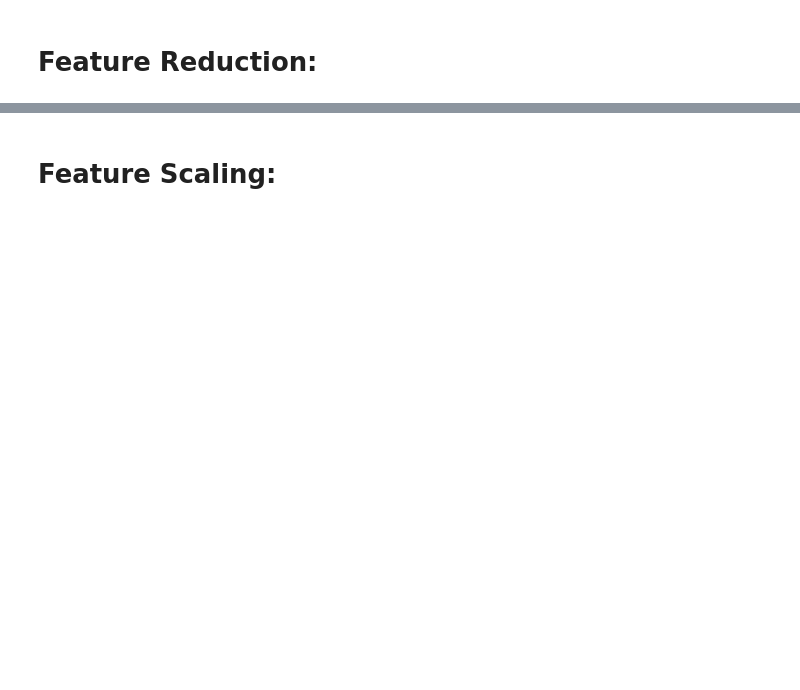
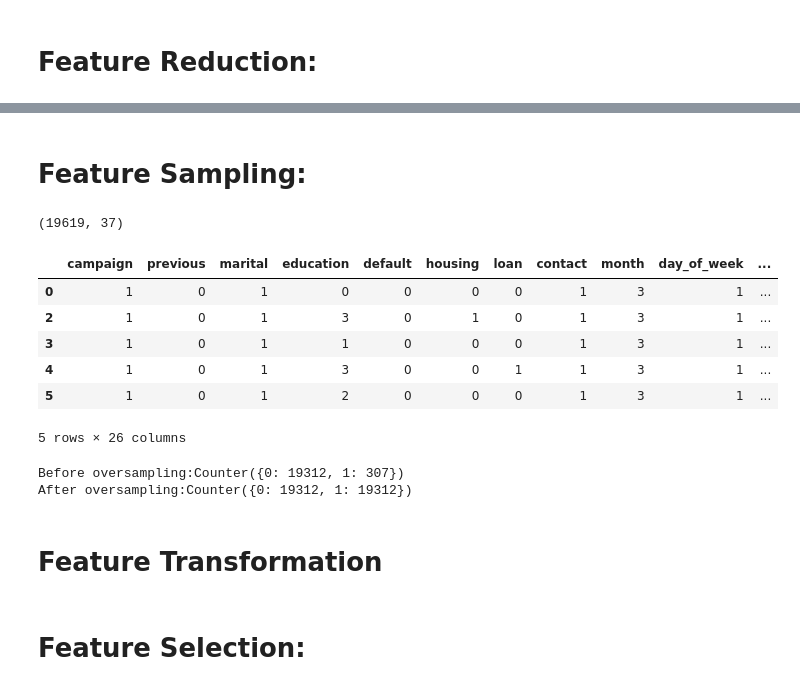
Before and after one commit to batuhanozzer/bankMarketing, a Jupyter notebook: bankMarketingUpdated.ipynb, the cells around one changed output, grey strips where cells are left out. Drawn from its saved outputs; the diff is of its cells as text; code cells hidden in the pictures; blank space fills up the shorter version.

```diff
--- a/bankMarketingUpdated.ipynb
+++ b/bankMarketingUpdated.ipynb
@@ -323,0 +388,33 @@ correlation_heatmap(dataset_copy,numerical_columns)
+# %% [markdown]
+# Feature Sampling:
+# %%
+dataset_copy.shape
+# %% [output]
+(19619, 37)
+# %%
+X = dataset_selected.drop(['y'], axis=1)
+y = dataset_selected['y']
+# %%
+X.head()
+# %% [output]
+|  | campaign | previous | marital | education | default | housing | loan | contact | month | day_of_week | ... |
+| 0 | 1 | 0 | 1 | 0 | 0 | 0 | 0 | 1 | 3 | 1 | ... |
+| 2 | 1 | 0 | 1 | 3 | 0 | 1 | 0 | 1 | 3 | 1 | ... |
+| 3 | 1 | 0 | 1 | 1 | 0 | 0 | 0 | 1 | 3 | 1 | ... |
+| 4 | 1 | 0 | 1 | 3 | 0 | 0 | 1 | 1 | 3 | 1 | ... |
+| 5 | 1 | 0 | 1 | 2 | 0 | 0 | 0 | 1 | 3 | 1 | ... |
+5 rows × 26 columns
+# %%
+counter = Counter(y)
+print(f"Before oversampling:{counter}")
+
+oversampling = SMOTE()
+X_oversampled, y_smote_sampler = oversampling.fit_resample(X, y)
+
+counter = Counter(y_smote_sampler)
+print(f"After oversampling:{counter}")
+# %% [output]
+Before oversampling:Counter({0: 19312, 1: 307})
+After oversampling:Counter({0: 19312, 1: 19312})
+# %% [markdown]
+# Feature Transformation
@@ -324,2 +429,2 @@ correlation_heatmap(dataset_copy,numerical_columns)
 # %% [markdown]
-# Feature Scaling:
+# Feature Selection:
```
Also changed, not shown: parts of 49 cells of this notebook, 1 other file.
